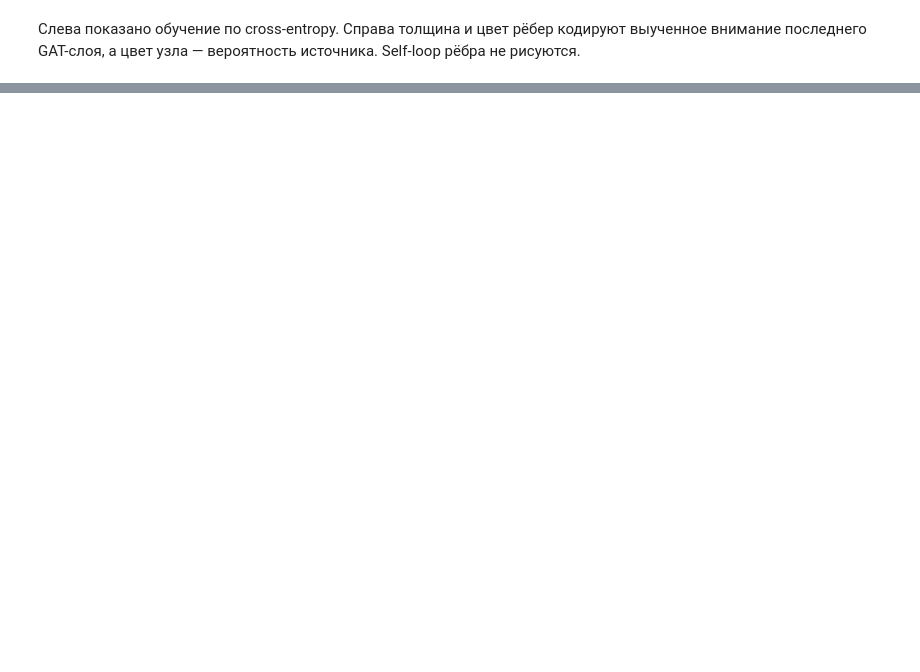
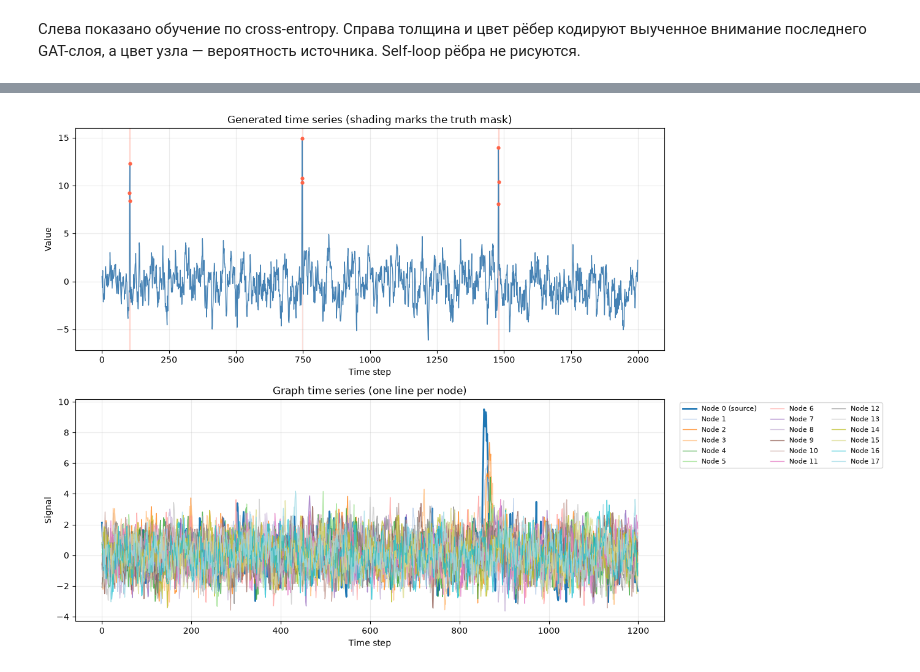
Before and after one commit to D2718281828nis/Extreme-Value-Theory-New-Approach, a Jupyter notebook: demo/evt-educational-demo/notebooks/05_gnn_gat_training.ipynb, the cells around one changed output, grey strips where cells are left out. Saved outputs shown, nothing was run; the diff lists cells and outputs as text; code cells hidden in the pictures; blank space fills up the shorter version.

```diff
--- a/demo/evt-educational-demo/notebooks/05_gnn_gat_training.ipynb
+++ b/demo/evt-educational-demo/notebooks/05_gnn_gat_training.ipynb
@@ -29,0 +208,84 @@ plot_gat_training(samples[0],trace);
+# %%
+from evt_demo import generate_time_series_with_extreme_events
+from matplotlib import colormaps
+
+series, truth = generate_time_series_with_extreme_events(seed=42)
+
+series = np.asarray(series).squeeze()
+truth = np.asarray(truth).squeeze().astype(bool)
+
+# Orient a 2D series so time is the first axis.
+if series.ndim == 2 and series.shape[0] != truth.size and series.shape[1] == truth.size:
+    series = series.T
+
+if series.shape[0] != truth.size:
+    raise ValueError(
+        f"Series length ({series.shape[0]}) and truth-mask length ({truth.size}) do not match."
+    )
+
+graph_values = np.asarray(raw_data.values)  # Shape: time x nodes
+if graph_values.ndim != 2:
+    raise ValueError(f"Expected graph values to be 2D, got shape {graph_values.shape}")
+if graph_values.shape[1] != n_nodes and graph_values.shape[0] == n_nodes:
+    graph_values = graph_values.T
+
+fig, (ax_single, ax_nodes) = plt.subplots(2, 1, figsize=(14, 9))
+
+# Standalone series: shade contiguous intervals marked as extreme events.
+t = np.arange(truth.size)
+if series.ndim == 1:
+    ax_single.plot(t, series, color="steelblue", linewidth=1)
+else:
+    for i in range(series.shape[1]):
+        ax_single.plot(t, series[:, i], linewidth=1, label=f"Series {i}")
+    ax_single.legend(ncol=3, fontsize=8)
+
+event_indices = np.flatnonzero(truth)
+if event_indices.size:
+    starts = event_indices[np.r_[True, np.diff(event_indices) > 1]]
+    ends = event_indices[np.r_[np.diff(event_indices) > 1, True]]
+    for start, end in zip(starts, ends):
+        ax_single.axvspan(start, end, color="tomato", alpha=0.2)
+    ax_single.scatter(
+        event_indices,
+        series[event_indices] if series.ndim == 1 else series[event_indices, 0],
+        color="tomato",
+        s=12,
+        label="Extreme event",
+        zorder=3,
+    )
+
+ax_single.set(
+    title="Generated time series (shading marks the truth mask)",
+    xlabel="Time step",
+    ylabel="Value",
+)
+ax_single.grid(alpha=0.25)
+
+# Graph time series: each line is one node's signal over time.
+try:
+    node_cmap = plt.get_cmap("tab20", n_nodes)
+except AttributeError:
+    node_cmap = colormaps.get_cmap("tab20", n_nodes)
+for node_id in range(n_nodes):
+    ax_nodes.plot(
+        np.arange(graph_values.shape[0]),
+        graph_values[:, node_id],
+        color=node_cmap(node_id),
+        linewidth=2 if node_id == actual_source else 1,
+        label=f"Node {node_id}" + (" (source)" if node_id == actual_source else ""),
+        alpha=1 if node_id == actual_source else 0.75,
+    )
+
+ax_nodes.set(
+    title="Graph time series (one line per node)",
+    xlabel="Time step",
+    ylabel="Signal",
+)
+ax_nodes.grid(alpha=0.25)
+ax_nodes.legend(ncol=3, fontsize=8, bbox_to_anchor=(1.02, 1), loc="upper left")
+
+plt.tight_layout()
+plt.show()
+# %% [output]
+[figure, added]
```
Also changed, not shown: parts of 6 cells of this notebook, 15 other files.
